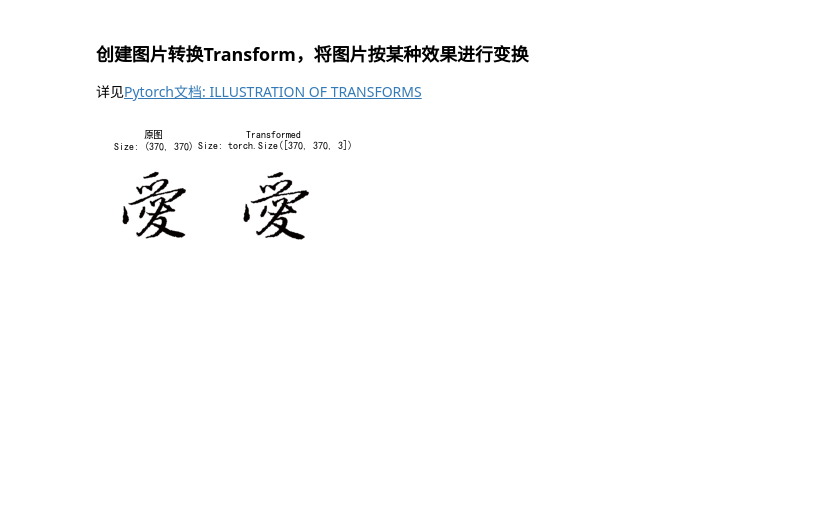
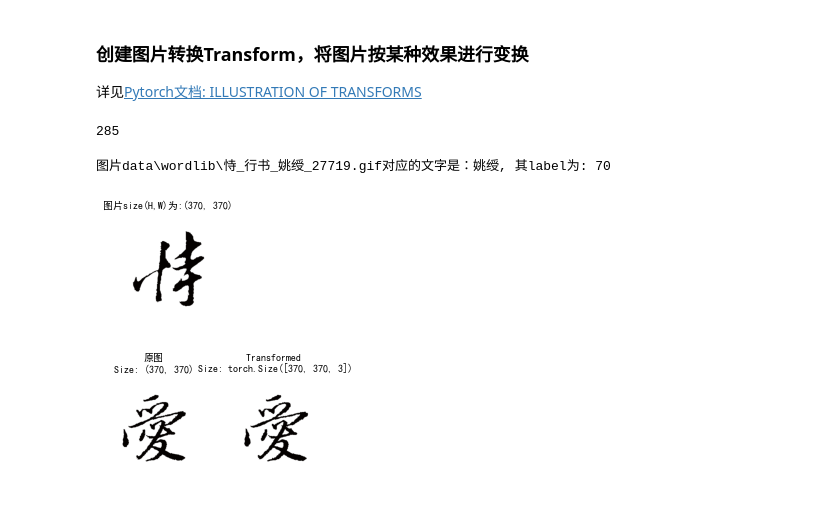
Before and after one commit to fieldstar/HandwritingRecognizer, a Jupyter notebook: CalligraphyRecognizer.ipynb, the cells around one changed output. Cells and saved outputs as stored; diff of their text form; code cells hidden in the pictures; blank space fills up the shorter version.

```diff
--- a/CalligraphyRecognizer.ipynb
+++ b/CalligraphyRecognizer.ipynb
@@ -145,3 +230,13 @@ word,label,img=resolve_word_by_image_name(random_image_path,word_classes_dict,sh
+# %%
+word_writer_classes_dict['神宗']
+# %% [output]
+285
+# %%
+random_image_path = random.choice(IMAGE_PATH_LIST)
+word_writer,writer_label,img=resolve_word_writer_by_image_name(random_image_path,word_writer_classes_dict,show=True)
+# %% [output]
+图片data\wordlib\恃_行书_姚绶_27719.gif对应的文字是：姚绶, 其label为: 70
+[figure, added]
 # %%
 # 定义 transform
 # 转换效果及使用方法详见：https://pytorch.org/vision/stable/auto_examples/plot_transforms.html#sphx-glr-auto-examples-plot-transforms-py
```
Also changed, not shown: parts of 57 cells of this notebook, 13 other files.
